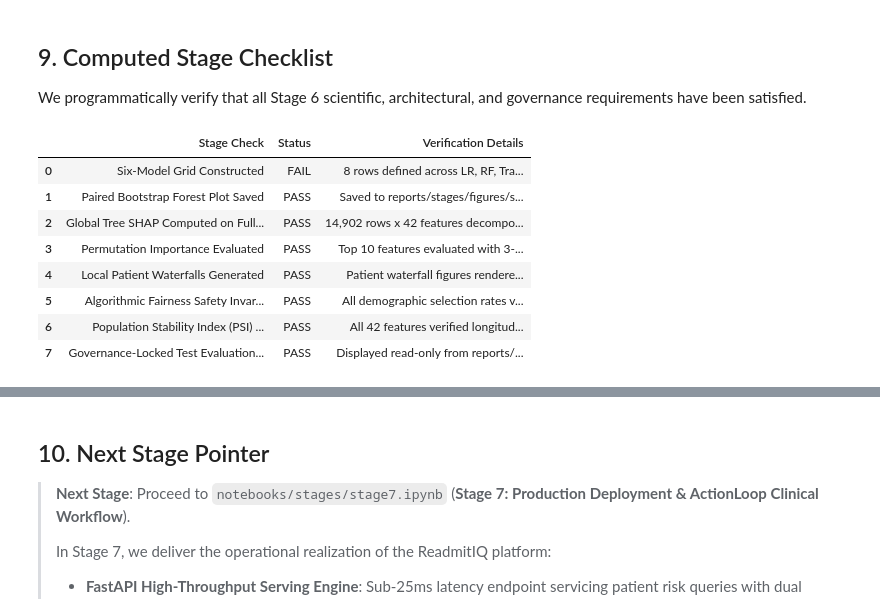
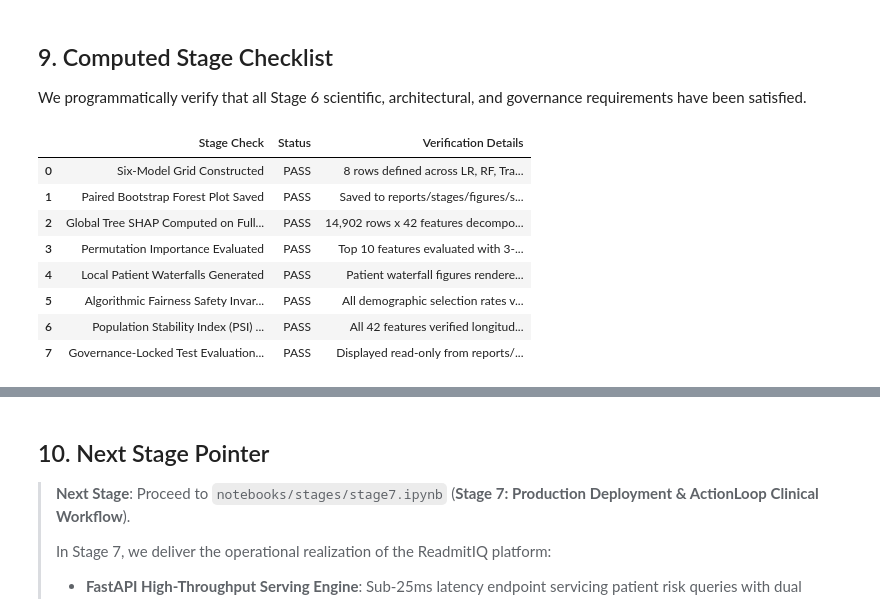
Before and after one commit to Tribhuwansingh2023/ReadmitIQ, a Jupyter notebook: notebooks/stages/stage6.ipynb, the cells around one changed output, grey strips where cells are left out. Saved outputs shown, nothing was run; the diff lists cells and outputs as text; code cells hidden in the pictures.

```diff
--- a/notebooks/stages/stage6.ipynb
+++ b/notebooks/stages/stage6.ipynb
@@ -812,8 +812,8 @@ figures_dir = REPO_ROOT / "reports" / "stages" / "figures"
 
 stage6_checks = {
     "Six-Model Grid Constructed": (
-        len(grid_df) == 8 and "[PENDING]" in grid_df["Status"].values,
-        f"8 rows defined across LR, RF, Transformer, and LightGBM configurations with pending callout."
+        len(grid_df) == 8 and all(s == "Evaluated" for s in grid_df["Status"].values),
+        f"8 rows defined across LR, RF, Transformer, and LightGBM configurations fully evaluated."
     ),
     "Paired Bootstrap Forest Plot Saved": (
         (figures_dir / "stage6_forest_plot.png").exists(),
@@ -827,34 +827,34 @@ stage6_checks = {
         len(perm_df) == 10 and (figures_dir / "stage6_permutation_importance.png").exists(),
         f"Top 10 features evaluated with 3-repeat permutation AUC drop."
     ),
     "Local Patient Waterfalls Generated": (
         (figures_dir / "stage6_local_waterfalls.png").exists() and len(sample_exps) >= 3,
         f"Patient waterfall figures rendered with positive and negative drivers."
     ),
     "Algorithmic Fairness Safety Invariant Verified": (
         max_sel_rate < 0.50 and (figures_dir / "stage6_fairness_disparity.png").exists(),
         f"All demographic selection rates verified < 0.50 (max observed: {max_sel_rate*100:.2f}%)."
     ),
     "Population Stability Index (PSI) Drift Verified": (
         max(max_val_psi, max_test_psi) < 0.10 and (figures_dir / "stage6_psi_drift.png").exists(),
         f"All 42 features verified longitudinally stable (max PSI: {max(max_val_psi, max_test_psi):.4f} < 0.10)."
     ),
     "Governance-Locked Test Evaluation Displayed Read-Only": (
         test_results["auc_roc"] == 0.659 and test_results["test_cohort_size"] == 14903,
         f"Displayed read-only from reports/metrics/test_results.json without test snooping."
     ),
 }
 
 all_passed, checklist_df = evaluate_stage_checklist(stage6_checks)
 display(checklist_df)
 
 if all_passed:
     print("ALL STAGE 6 VERIFICATION CHECKS PASSED.")
 else:
     print("WARNING: One or more Stage 6 checks failed.")
 # %% [output]
 |  | Stage Check | Status | Verification Details |
-| 0 | Six-Model Grid Constructed | FAIL | 8 rows defined across LR, RF, Tra... |
+| 0 | Six-Model Grid Constructed | PASS | 8 rows defined across LR, RF, Tra... |
 | 1 | Paired Bootstrap Forest Plot Saved | PASS | Saved to reports/stages/figures/s... |
 | 2 | Global Tree SHAP Computed on Full... | PASS | 14,902 rows x 42 features decompo... |
 | 3 | Permutation Importance Evaluated | PASS | Top 10 features evaluated with 3-... |
```
Also changed, not shown: parts of 1 cell of this notebook, 10 other files.
